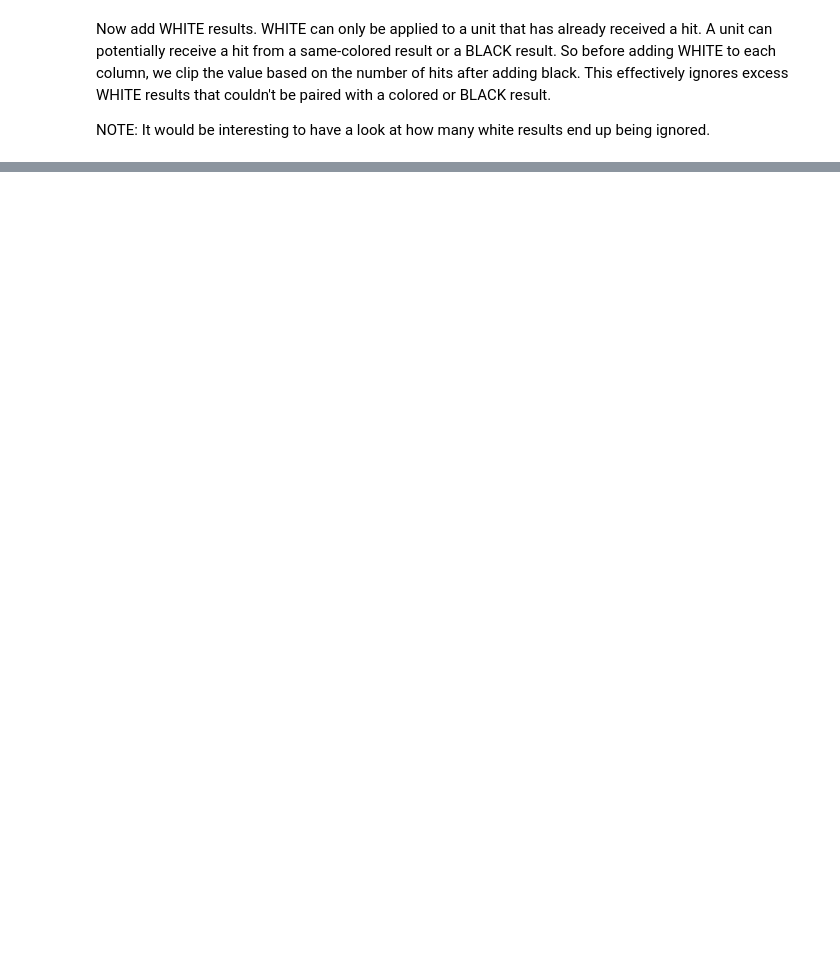
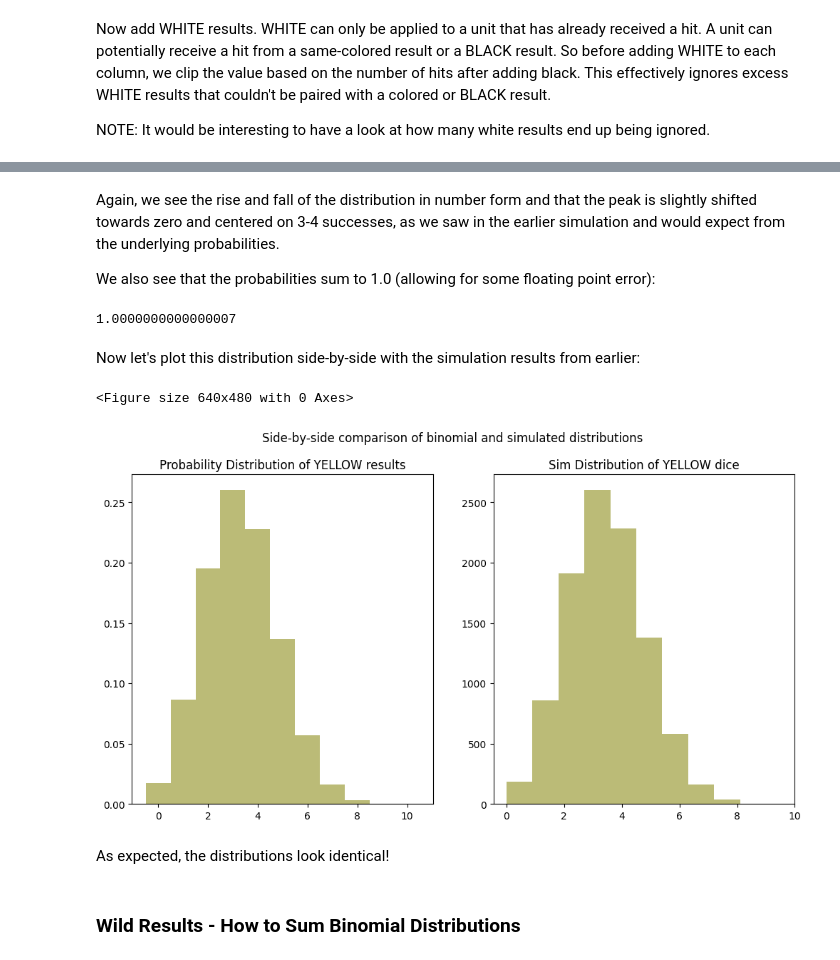
Before and after one commit to whusterj/war-room, a Jupyter notebook: main.ipynb, the cells around one changed output, grey strips where cells are left out. Cells and saved outputs as stored; diff of their text form; code cells hidden in the pictures; blank space fills up the shorter version.

Commit message:
Adding in the math-oriented approach to analyzing battle probabilities using the binomial probability formula.

```diff
--- a/main.ipynb
+++ b/main.ipynb
@@ -282,0 +338,6 @@ Again, this effectively shows the maximum number of hits you *might* be able to
+# %%
+import math
+
+n = NUM_DICE
+for k in range(n + 1):
+    print(k, math.comb(n, k))
@@ -282,0 +364,3 @@ Again, this effectively shows the maximum number of hits you *might* be able to
+# %%
+def binomial_probability(n, k, p):
+    return math.comb(n, k) * pow(p, k) * pow(1 - p, n - k)
@@ -282,0 +369,6 @@ Again, this effectively shows the maximum number of hits you *might* be able to
+# %%
+n = NUM_DICE
+p_yellow = 4 / 12
+
+yellow_binom_dist = list((k, binomial_probability(n, k, p_yellow)) for k in range(n + 1))
+yellow_binom_dist
@@ -282,0 +387,33 @@ Again, this effectively shows the maximum number of hits you *might* be able to
+# %% [markdown]
+Again, we see the rise and fall of the distribution in number form and that the peak is slightly shifted towards zero and centered on 3-4 successes, as we saw in the earlier simulation and would expect from the underlying probabilities.
+
+We also see that the probabilities sum to 1.0 (allowing for some floating point error):
+# %%
+sum(prob for k, prob in yellow_binom_dist)
+# %% [output]
+1.0000000000000007
+# %% [markdown]
+Now let's plot this distribution side-by-side with the simulation results from earlier:
+# %%
+plt.clf()
+
+fig, axes = plt.subplots(1, 2, figsize=(12, 6))
+axes = axes.flatten()
+
+x_values, y_values = zip(*yellow_binom_dist)
+axes[0].set_title("Probability Distribution of YELLOW results")
+axes[0].bar(x_values, y_values, align='center', color=COLOR_LOOKUP["YELLOW"], width=1)
+
+axes[1].set_title(f"Sim Distribution of YELLOW dice")
+axes[1].hist(yellow_distribution, bins=10, color=COLOR_LOOKUP["YELLOW"])
+axes[1].set_xlim(right=10)
+
+plt.suptitle("Side-by-side comparison of binomial and simulated distributions")
+plt.show()
+# %% [output]
+<Figure size 640x480 with 0 Axes>
+[figure, added]
+# %% [markdown]
+As expected, the distributions look identical!
+# %% [markdown]
+### Wild Results - How to Sum Binomial Distributions
```
Also changed, not shown: parts of 30 cells of this notebook.
